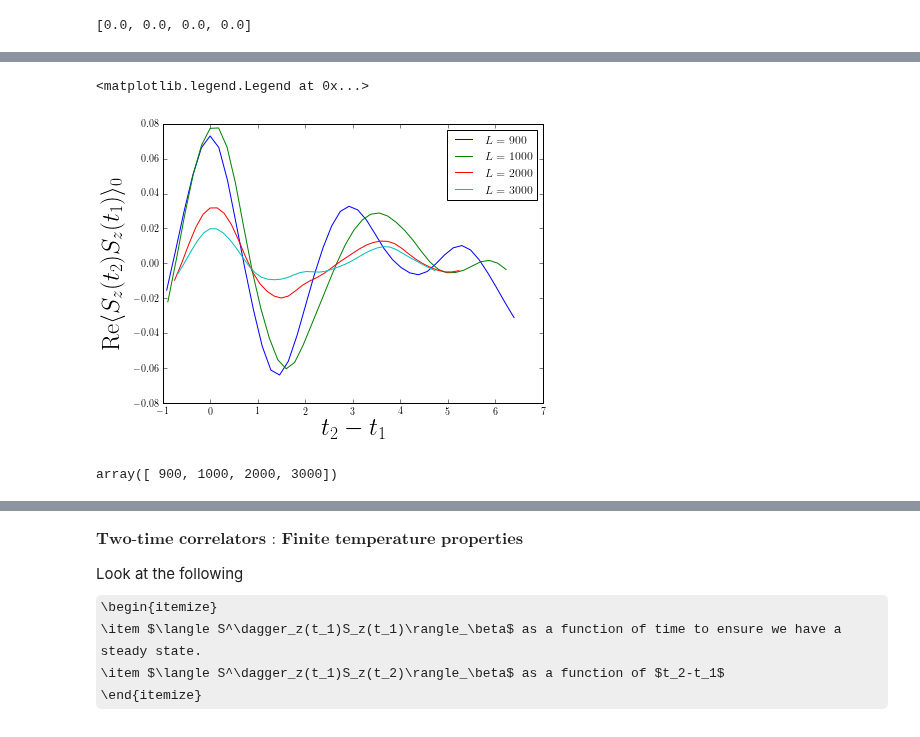
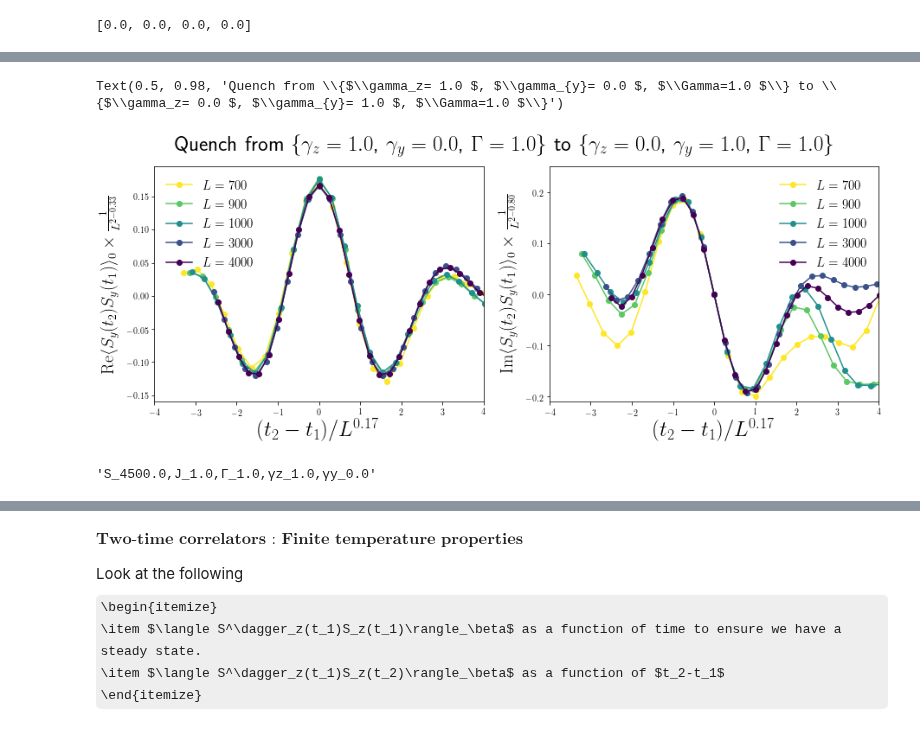
Before and after one commit to paraj003/LMG_quench, a Jupyter notebook: LMG_sim.ipynb, the cells around one changed output, grey strips where cells are left out. Drawn from its saved outputs; the diff is of its cells as text; code cells hidden in the pictures; some formulas as TeX source.

Commit message:
Scaling collapse for the two-time correlation

```diff
--- a/LMG_sim.ipynb
+++ b/LMG_sim.ipynb
@@ -991,11 +991,14 @@ Nsteps=int(Tf/dt)
 tarr=np.arange(dt,Tf+dt,dt) #for calculating <Sϕ(t)Sϕ(t)>
 #two-time correlator definitions
 Larr=np.concatenate([np.arange(100,1100,100),np.arange(2000,10000,1000)])
-t1arr=np.array([15.])
+t1arr=np.array([20.])
 t2arr=np.linspace(10,50,int((50-10)/1.0)+1)
-Azf=0.
-Ayf=1.
+Azf=1.
+Ayf=0.
 # %%
+L=3000
+paramvals0=LMG.Ham_params(N=L,S=L/2,J=1.,γz=1.,γy=0.,Γ=1.)
+paramvalsf=LMG.Ham_params(N=L,S=L/2,J=1.,γz=0.,γy=1.,Γ=1.)
 #calcualte ground state and quench hamiltonian definitions
 Ham=LMG.LMG_generateHam(paramvals0)
 GSenergy,vec=spla.eigs(Ham,k=1,which="SR")
@@ -1110,8 +1116,8 @@ directory1='data/Twotimecorrelation/'
 directory2='/home/paraj/Dropbox/Research_Projects_Current/LMG_Quench/data/Twotimecorrelation/'
 directory5='/home/parajtitum/Dropbox/Research_Projects_Current/LMG_Quench/data/Twotimecorrelation/'
 L=3000
-paramvals0=LMG.Ham_params(N=L,S=L/2,J=1.,γz=1.,γy=0.,Γ=4.)
-paramvalsf=LMG.Ham_params(N=L,S=L/2,J=1.,γz=1,γy=0.,Γ=1.)
+paramvals0=LMG.Ham_params(N=L,S=L/2,J=1.,γz=1.,γy=0.,Γ=1.)
+paramvalsf=LMG.Ham_params(N=L,S=L/2,J=1.,γz=0.,γy=1.,Γ=1.)
 filename1=directory5+'Twotimecorrelator_Az_1.0_Ay_0.0_t1_'+LMG.arrtostr(t1arr)+'_t2_'+LMG.arrtostr(t2arr)+'_from_'+paramvals0.paramstr()+'_to_'+paramvalsf.paramstr()+'.hdf5'
 print(filename1)
 with h5py.File(filename1, "r") as f:
@@ -1130,8 +1136,8 @@ correlationzvals=np.zeros((np.size(t2arr),np.size(Larr)),dtype=complex)
 deletelist=np.array([],dtype=int)
 for L,p in zip(Larr,range(np.size(Larr))):
     #print('L='+str(L))#, end='\r', flush=True)
-    paramvals0=LMG.Ham_params(N=L,S=L/2,J=1.,γz=1.,γy=0.,Γ=4.)
-    paramvalsf=LMG.Ham_params(N=L,S=L/2,J=1.,γz=1,γy=0.,Γ=1.)
+    paramvals0=LMG.Ham_params(N=L,S=L/2,J=1.,γz=1.,γy=0.,Γ=1.)
+    paramvalsf=LMG.Ham_params(N=L,S=L/2,J=1.,γz=0.,γy=1.,Γ=1.)
     #load Sz^2 data
     filename1=directory5+'Twotimecorrelator_Az_1.0_Ay_0.0_t1_'+LMG.arrtostr(t1arr)+'_t2_'+LMG.arrtostr(t2arr)+'_from_'+paramvals0.paramstr()+'_to_'+paramvalsf.paramstr()+'.hdf5'
     #load Sy^2 data
@@ -1150,5 +1156,5 @@ for L,p in zip(Larr,range(np.size(Larr))):
         correlationyvals[:,p]=correlationyarr
 correlationzvals_nonzero=np.delete(correlationzvals,deletelist,axis=1)
 correlationyvals_nonzero=np.delete(correlationyvals,deletelist,axis=1)
-Larr_nonzero=np.delete(Larr,deletelist,axis=0)
+Larr_nonzero2=np.delete(Larr,deletelist,axis=0)
 # %% [output]
@@ -1199,27 +1210,45 @@ plt.suptitle('Quench from \\{$\\gamma_z= %.1f $, $\\gamma_{y}= %.1f $, $\Gamma=%
 # %%
+stLind=6 #plots for L values in Larr[stLind:]
+#colormap
+cmap=plt.cm.get_cmap('viridis_r')
+colors = cmap(np.linspace(0,1,np.size(Larr_nonzero2[stLind:])))
 #finite size scaling collapse
-mtR=0.25
-mzR=0.5
+mtR=0.17
+mzR=0.33
 plt.figure(figsize=[15,5])
 plt.subplot(1,2,1)
-for L,p in zip(Larr_nonzero[8:],range(3,np.size(Larr_nonzero))):
-    #print(L)
-    plt.plot((t2arr-t1arr[0])/L**mtR,(np.real(correlationzvals[:,p]))/L**(2-mzR),'-',label='$L=%d$'% L)
+for L,p in zip(Larr_nonzero2[stLind:],range(stLind,np.size(Larr_nonzero2))):
+    #print(p)
+    plt.plot((t2arr-t1arr[0])/L**mtR,(np.real(correlationyvals_nonzero[:,p]))/L**(2-mzR),'-o',color=colors[p-stLind],label='$L=%d$'% L)
 #plt.plot(t2arr-t1arr[0],analytic_correlation_real,label='Analytic')
-plt.xlabel('$t_2-t_1$',fontsize=25)
-plt.ylabel('${\\rm Re}\\langle S_z(t_2)S_z(t_1)\\rangle_0$',fontsize=25)
-plt.legend()
-#plt.subplot(1,3,3)
-#plt.plot(t2arr-t1arr[0],np.imag(correlationzvals[:,-1]),'-',label='Numeric')
-#plt.plot(t2arr-t1arr[0],analytic_correlation_imag,label='Analytic')
-#plt.xlabel('$t_2-t_1$',fontsize=25)
-#plt.ylabel('${\\rm Im}\\langle S_z(t_2)S_z(t_1)\\rangle_0$',fontsize=25)
-#plt.legend()#bbox_to_anchor=(1.95,0.5),fontsize=25)
+plt.xlabel('$(t_2-t_1)/L^{%.2f}$'% mtR,fontsize=25)
+plt.ylabel('${\\rm Re}\\langle S_y(t_2)S_y(t_1)\\rangle_0\\times\\frac{1}{L^{2-%.2f}}$'%mzR,fontsize=20)
+plt.xlim(-4,4)
+plt.ylim (-0.16,0.195)
+plt.legend(fontsize=15,frameon=False,loc=2)
+plt.subplot(1,2,2)
+mtI=1/6
+mzI=0.8
+for L,p in zip(Larr_nonzero2[stLind:],range(stLind,np.size(Larr_nonzero2))):
+    #print(p)
+    plt.plot((t2arr-t1arr[0])/L**mtI,(np.imag(correlationyvals_nonzero[:,p]))/L**(2-mzI),'-o',color=colors[p-stLind],label='$L=%d$'% L)
+#plt.plot(t2arr-t1arr[0],analytic_correlation_real,label='Analytic')
+plt.xlabel('$(t_2-t_1)/L^{%.2f}$'% mtI,fontsize=25)
+plt.ylabel('${\\rm Im}\\langle S_y(t_2)S_y(t_1)\\rangle_0\\times\\frac{1}{L^{2-%.2f}}$'%mzI,fontsize=20)
+plt.xlim(-4,4)
+plt.ylim(-0.21,0.25)
+plt.legend(fontsize=15,frameon=False)
+plt.suptitle('Quench from \\{$\\gamma_z= %.1f $, $\\gamma_{y}= %.1f $, $\Gamma=%.1f $\\} to \\{$\\gamma_z= %.1f $, $\\gamma_{y}= %.1f $, $\Gamma=%.1f $\\}'%(paramvals0.γz,paramvals0.γy,paramvals0.Γ, paramvalsf.γz,paramvalsf.γy,paramvalsf.Γ),fontsize=25)
+
+#save figure
+Az=0.
+Ay=1.
+figname=directory5='/home/parajtitum/Dropbox/Research_Projects_Current/LMG_Quench/plots/Twotimecorrelation_scaling_+str(float(Az))+'_Ay_'+str(float(Ay))+'_t1_'+LMG.arrtostr(t1arr)+'_t2_'+LMG.arrtostr(t2arr)+'_from_'+paramvals0.paramstr().replace('L_%d,'%paramvals0.N,'')+'_to_'+paramvalsf.paramstr()+'.hdf5''
+plt.savefig(figname,bbox_inches="tight")
 # %% [output]
-<matplotlib.legend.Legend at 0x...>
+Text(0.5, 0.98, 'Quench from \\{$\\gamma_z= 1.0 $, $\\gamma_{y}= 0.0 $, $\\Gamma=1.0 $\\} to \\{$\\gamma_z= 0.0 $, $\\gamma_{y}= 1.0 $, $\\Gamma=1.0 $\\}')
-[figure, old version]
+[figure, new version]
-# %%
-np.array(range(8,np.size(Larr)))
-Larr[8:]
-# %% [output]
-array([ 900, 1000, 2000, 3000])
+# %%
+paramvals0.paramstr().replace('L_%d,'%paramvals0.N,'')
+# %% [output]
+'S_4500.0,J_1.0,Γ_1.0,γz_1.0,γy_0.0'
```
Also changed, not shown: parts of 10 cells of this notebook.
